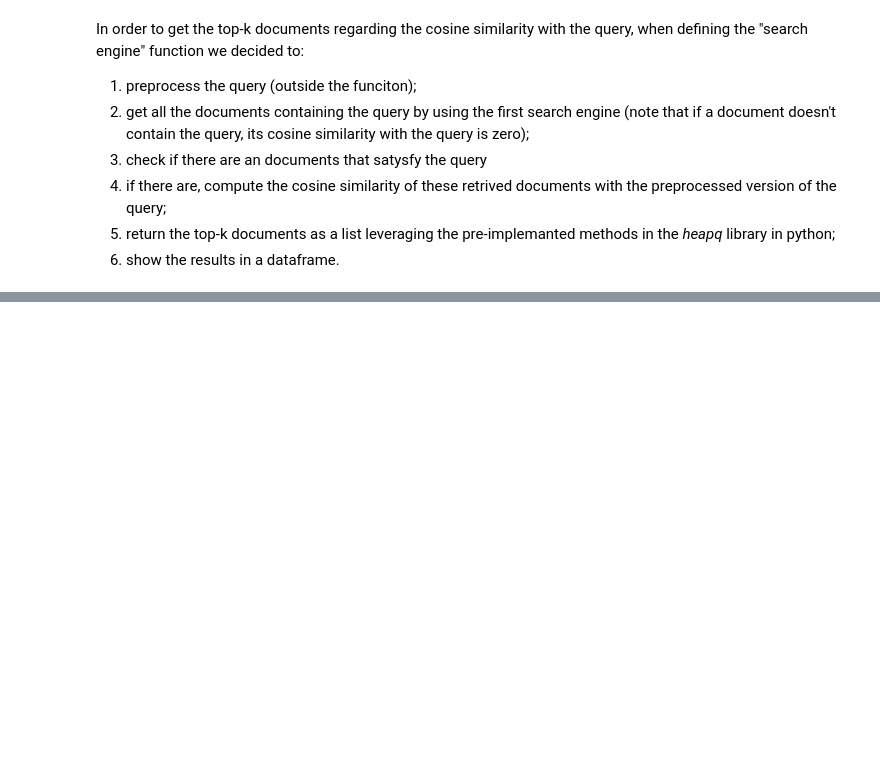
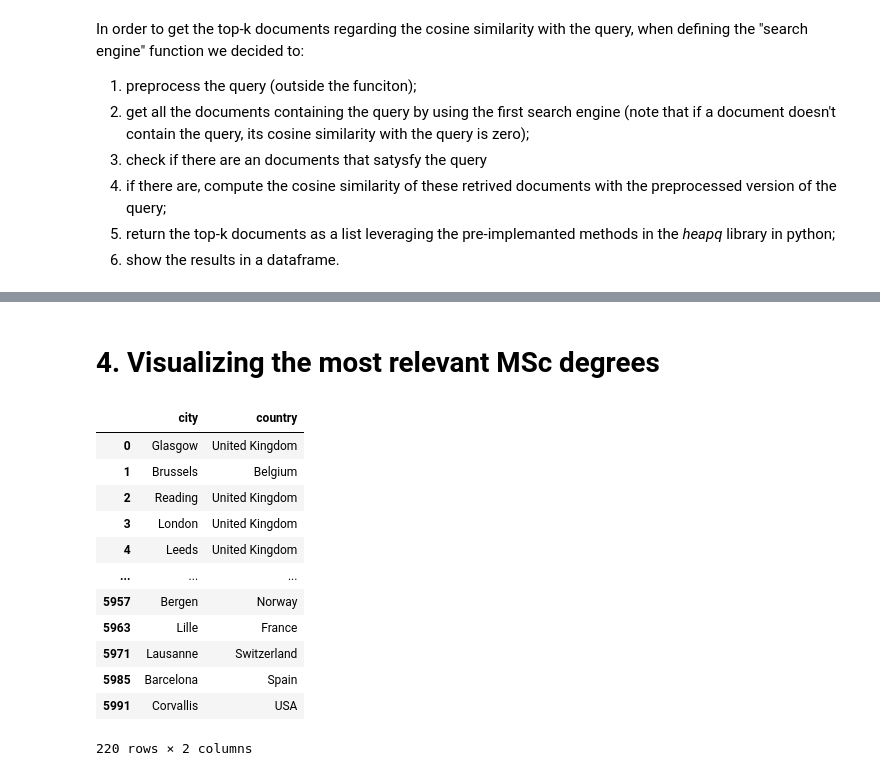
Before and after one commit to camillabrigandi/ADM-HW3, a Jupyter notebook: HW3.ipynb, the cells around one changed output, grey strips where cells are left out. Saved outputs shown, nothing was run; the diff lists cells and outputs as text; code cells hidden in the pictures; blank space fills up the shorter version.

```diff
--- a/HW3.ipynb
+++ b/HW3.ipynb
@@ -315,0 +391,20 @@ Results:
+# %% [markdown]
+# 4. Visualizing the most relevant MSc degrees
+# %%
+# List of unique places
+unique_places = msc_degrees[['city', 'country']].drop_duplicates()
+unique_places
+# %% [output]
+|  | city | country |
+| 0 | Glasgow | United Kingdom |
+| 1 | Brussels | Belgium |
+| 2 | Reading | United Kingdom |
+| 3 | London | United Kingdom |
+| 4 | Leeds | United Kingdom |
+| ... | ... | ... |
+| 5957 | Bergen | Norway |
+| 5963 | Lille | France |
+| 5971 | Lausanne | Switzerland |
+| 5985 | Barcelona | Spain |
+| 5991 | Corvallis | USA |
+220 rows × 2 columns
```
Also changed, not shown: parts of 24 cells of this notebook, 2 other files.
